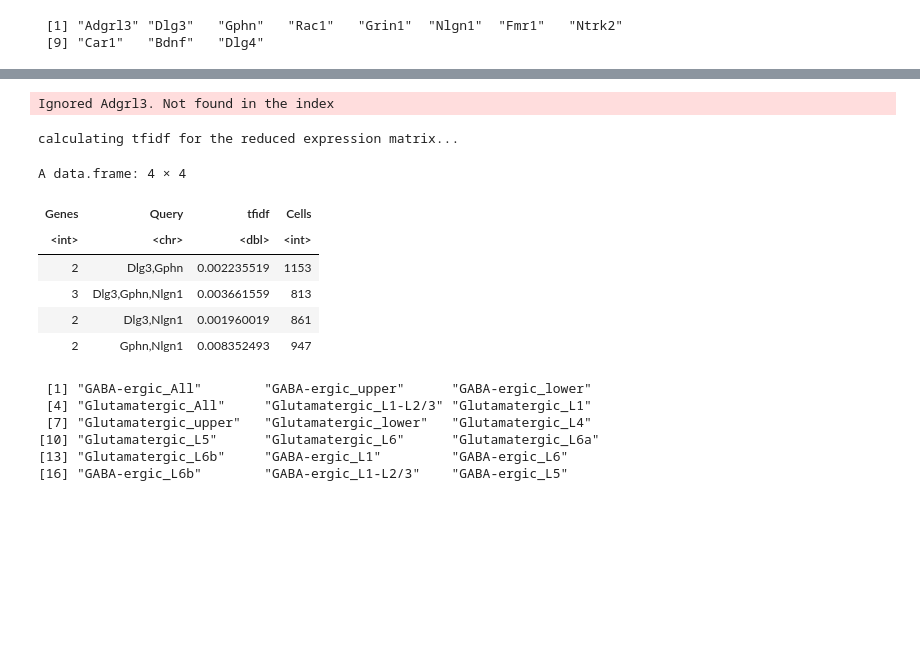
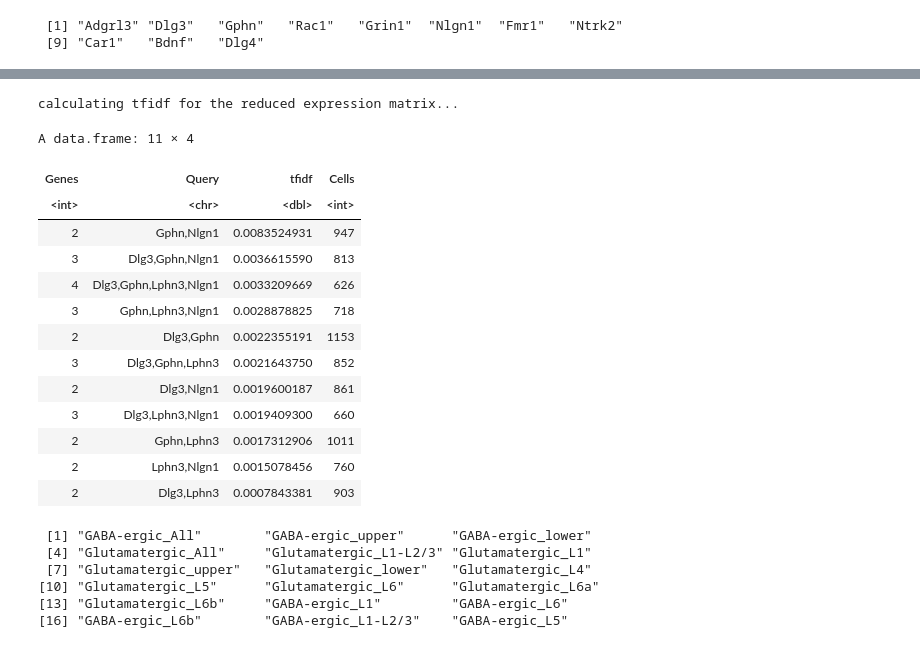
Before and after one commit to hemberg-lab/scfindME, a Jupyter notebook: scfindME_usage_summary.ipynb, the cells around one changed output, grey strips where cells are left out. Cells and saved outputs as stored; diff of their text form; code cells hidden in the pictures; blank space fills up the shorter version.

```diff
--- a/scfindME_usage_summary.ipynb
+++ b/scfindME_usage_summary.ipynb
@@ -1001,15 +1024,21 @@ gene.names
 # %%
-markerGenes(tasic_exp, c("Gphn", 'Nlgn1', 'Adgrl3', 'Dlg3'))
+markerGenes(tasic_exp, c("Gphn", 'Nlgn1', 'Lphn3', 'Dlg3')) %>% arrange(desc(tfidf))
 # %% [output]
-Ignored Adgrl3. Not found in the index
+calculating tfidf for the reduced expression matrix...
-calculating tfidf for the reduced expression matrix...
+A data.frame: 11 × 4
-A data.frame: 4 × 4
 | Genes | Query | tfidf | Cells |
 | <int> | <chr> | <dbl> | <int> |
-| 2 | Dlg3,Gphn | 0.002235519 | 1153 |
-| 3 | Dlg3,Gphn,Nlgn1 | 0.003661559 | 813 |
-| 2 | Dlg3,Nlgn1 | 0.001960019 | 861 |
-| 2 | Gphn,Nlgn1 | 0.008352493 | 947 |
+| 2 | Gphn,Nlgn1 | 0.0083524931 | 947 |
+| 3 | Dlg3,Gphn,Nlgn1 | 0.0036615590 | 813 |
+| 4 | Dlg3,Gphn,Lphn3,Nlgn1 | 0.0033209669 | 626 |
+| 3 | Gphn,Lphn3,Nlgn1 | 0.0028878825 | 718 |
+| 2 | Dlg3,Gphn | 0.0022355191 | 1153 |
+| 3 | Dlg3,Gphn,Lphn3 | 0.0021643750 | 852 |
+| 2 | Dlg3,Nlgn1 | 0.0019600187 | 861 |
+| 3 | Dlg3,Lphn3,Nlgn1 | 0.0019409300 | 660 |
+| 2 | Gphn,Lphn3 | 0.0017312906 | 1011 |
+| 2 | Lphn3,Nlgn1 | 0.0015078456 | 760 |
+| 2 | Dlg3,Lphn3 | 0.0007843381 | 903 |
 # %%
 tasic_exp@datasets
 # %% [output]
```
Also changed, not shown: parts of 3 cells of this notebook.
